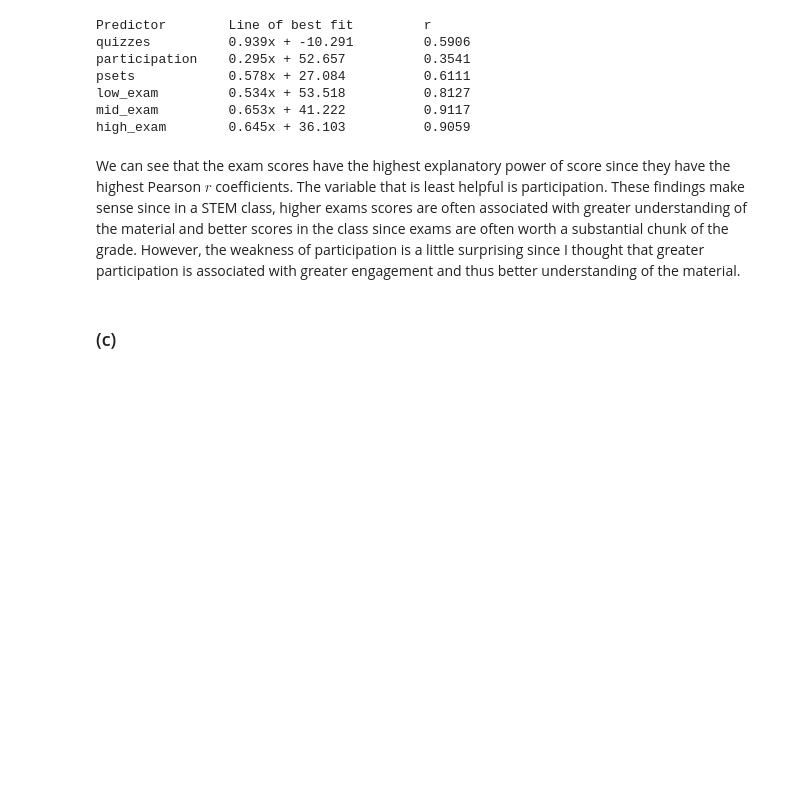
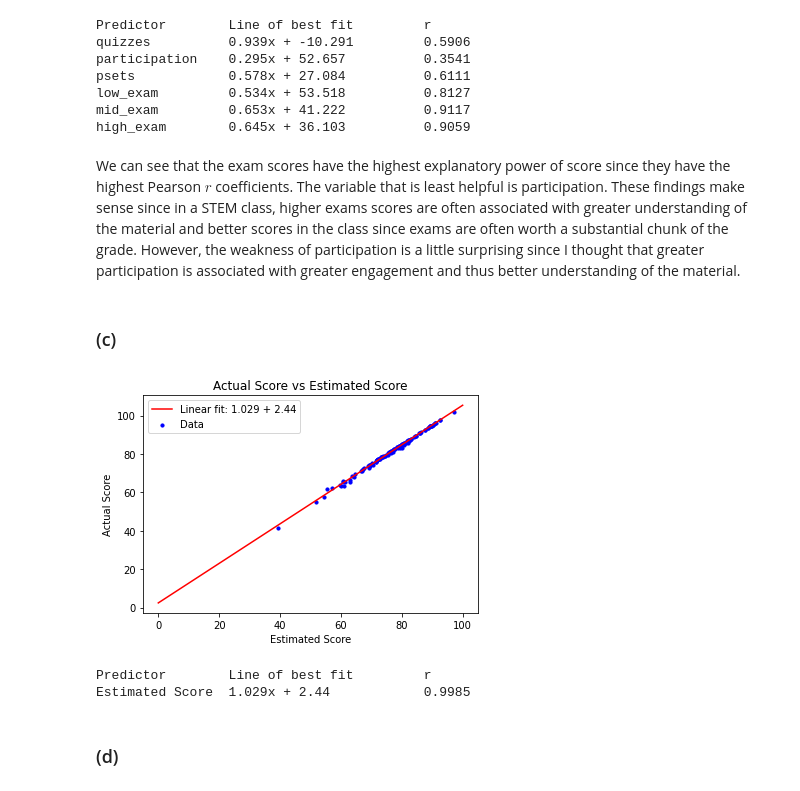
Before and after one commit to JChenster/APHY_470, a Jupyter notebook: hw10/JZC_Aphy470_hw10.ipynb, the cells around one changed output. Saved outputs shown, nothing was run; the diff lists cells and outputs as text; code cells hidden in the pictures; blank space fills up the shorter version.

```diff
--- a/hw10/JZC_Aphy470_hw10.ipynb
+++ b/hw10/JZC_Aphy470_hw10.ipynb
@@ -107,3 +107,30 @@ high_exam        0.645x + 36.103          0.9059
 We can see that the exam scores have the highest explanatory power of score since they have the highest Pearson $r$ coefficients. The variable that is least helpful is participation. These findings make sense since in a STEM class, higher exams scores are often associated with greater understanding of the material and better scores in the class since exams are often worth a substantial chunk of the grade. However, the weakness of participation is a little surprising since I thought that greater participation is associated with greater engagement and thus better understanding of the material.
 # %% [markdown]
 ### (c)
+# %%
+df['est_score'] = ' '
+for row in range(num_rows):
+    df.at[row, 'est_score'] = df.at[row, 'quizzes'] * .1 + df.at[row, 'participation'] * .1 + df.at[row,'psets'] * .2 + df.at[row, 'low_exam'] * .1 + df.at[row,'mid_exam'] * .2 + df.at[row, 'high_exam'] * .3
+
+opt, _ = curve_fit(linear_fit, df['est_score'], df['score'])
+m, b = opt
+r = numpy.corrcoef(list(df['est_score']), list(df['score']))[0, 1]
+fit_x = numpy.linspace(0, 100, 500)
+fit_y = [linear_fit(x, m, b) for x in fit_x]
+
+plt.scatter(df['est_score'], df['score'], color = "blue", s = 10, label = "Data")
+plt.plot(fit_x, fit_y, color = "red", label = f"Linear fit: {round(m, 3)} + {round(b, 3)}")
+plt.title(f"Actual Score vs Estimated Score")
+plt.xlabel("Estimated Score")
+plt.ylabel("Actual Score")
+plt.legend()
+plt.show()
+
+print("{:<16} {:<24} {:<12}".format("Predictor", "Line of best fit", "r"))
+print("{:<16} {:<24} {:<12.4f}".format("Estimated Score", f"{round(m, 3)}x + {round(b, 3)}", r))
+# %% [output]
+[figure, added]
+Predictor        Line of best fit         r
+Estimated Score  1.029x + 2.44            0.9985
+# %% [markdown]
+### (d)
```
Also changed, not shown: parts of 4 cells of this notebook.
